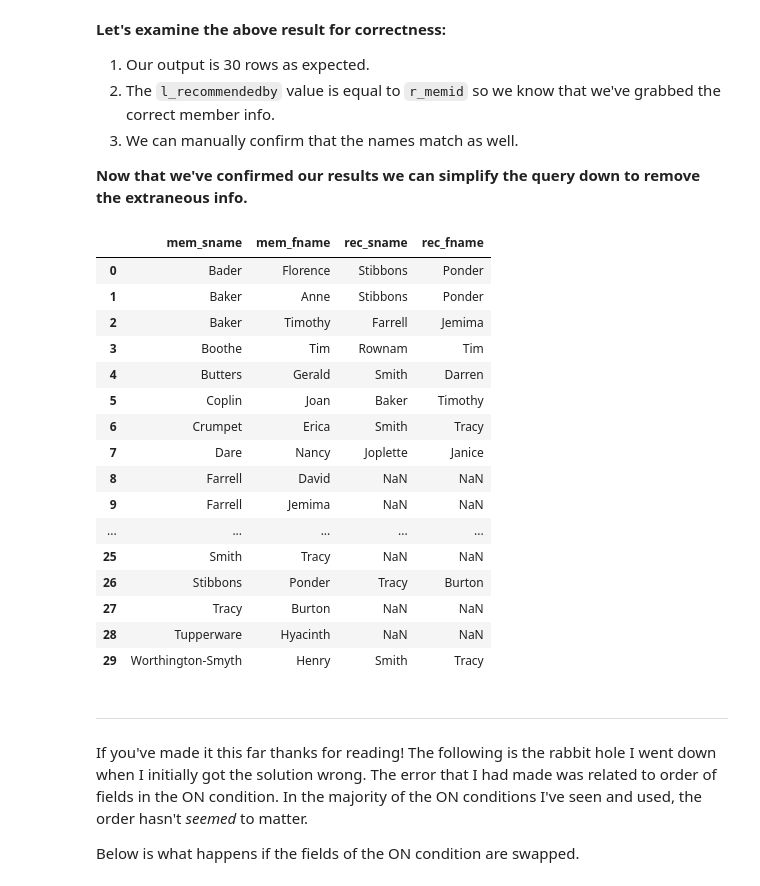
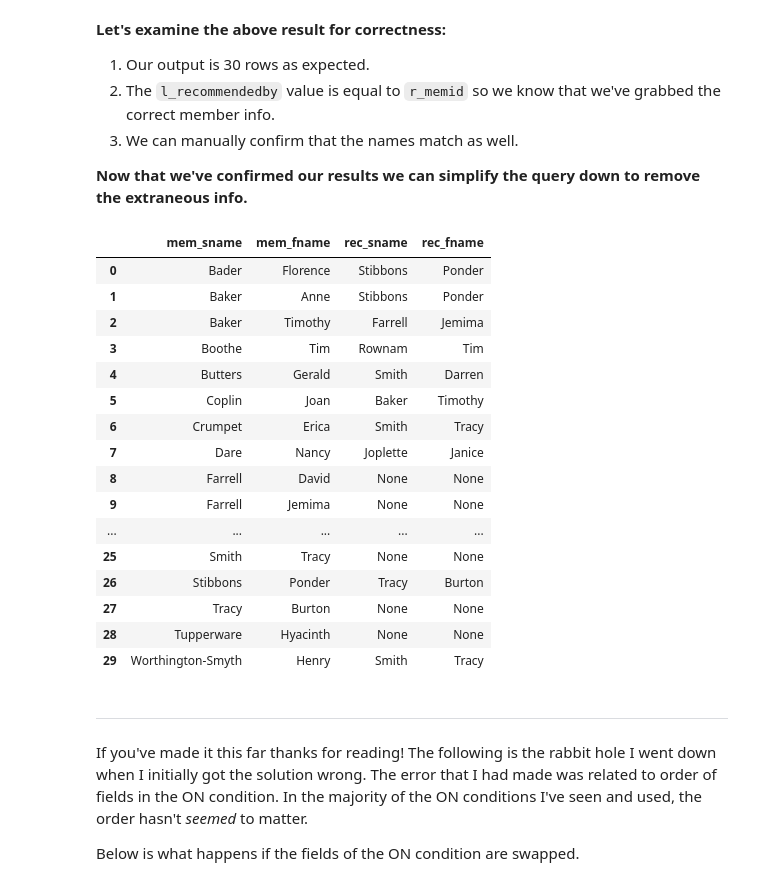
Before and after one commit to dmcmurchy/self-join-examination, a Jupyter notebook: notebook.ipynb, the cells around one changed output. Cells and saved outputs as stored; diff of their text form; code cells hidden in the pictures.

```diff
--- a/notebook.ipynb
+++ b/notebook.ipynb
@@ -15,8 +32,7 @@ Once I saw the solution provided it became a _little_ more clear on what I had d
 # %%
-import pandas as pd
-members = pd.read_csv('clubdata-members.csv')
+members = pd.read_csv('https://raw.githubusercontent.com/Zirescu/self-join-examination/main/clubdata-members.csv?token=GHSAT0AAAAAACBUG56M5SXOAVVHBXHJZSQYZDNECCA')
 members = members.replace('\\N', pd.NA)
-members
+members.head(10)
 # %% [output]
 |  | memid | surname | firstname | address | zipcode | telephone | recommendedby | joindate |
 | 0 | 1 | Smith | Darren | 8 Bloomsbury Close, Boston | 4321 | 555-555-5555 | <NA> | 2012-07-02 12:02:05 |
@@ -136,33 +146,33 @@ ORDER BY mem_sname, mem_fname; -- order by surname, firstname
 
 **Now that we've confirmed our results we can simplify the query down to remove the extraneous info.**
 # %%
--- Simplified query to display only the columns we need
+%%sql -- Simplified query to display only the columns we need
 SELECT
  l.surname as mem_sname,  -- left-table lastname value
  l.firstname as mem_fname, -- left-table firstname value
  r.surname as rec_sname, -- the last name of the person that recommended the member
  r.firstname as rec_fname -- the first name of the person that recommended the member
 FROM members as l
 LEFT JOIN members as r
 ON r.memid = l.recommendedby -- where member ID is the recommendeby list
 ORDER BY mem_sname, mem_fname; -- order by surname, firstname
 # %% [output]
 |  | mem_sname | mem_fname | rec_sname | rec_fname |
 | 0 | Bader | Florence | Stibbons | Ponder |
 | 1 | Baker | Anne | Stibbons | Ponder |
 | 2 | Baker | Timothy | Farrell | Jemima |
 | 3 | Boothe | Tim | Rownam | Tim |
 | 4 | Butters | Gerald | Smith | Darren |
 | 5 | Coplin | Joan | Baker | Timothy |
 | 6 | Crumpet | Erica | Smith | Tracy |
 | 7 | Dare | Nancy | Joplette | Janice |
-| 8 | Farrell | David | NaN | NaN |
-| 9 | Farrell | Jemima | NaN | NaN |
+| 8 | Farrell | David | None | None |
+| 9 | Farrell | Jemima | None | None |
 | ... | ... | ... | ... | ... |
-| 25 | Smith | Tracy | NaN | NaN |
+| 25 | Smith | Tracy | None | None |
 | 26 | Stibbons | Ponder | Tracy | Burton |
-| 27 | Tracy | Burton | NaN | NaN |
-| 28 | Tupperware | Hyacinth | NaN | NaN |
+| 27 | Tracy | Burton | None | None |
+| 28 | Tupperware | Hyacinth | None | None |
 | 29 | Worthington-Smyth | Henry | Smith | Tracy |
 # %% [markdown]
 ___
```
Also changed, not shown: parts of 8 cells of this notebook.
